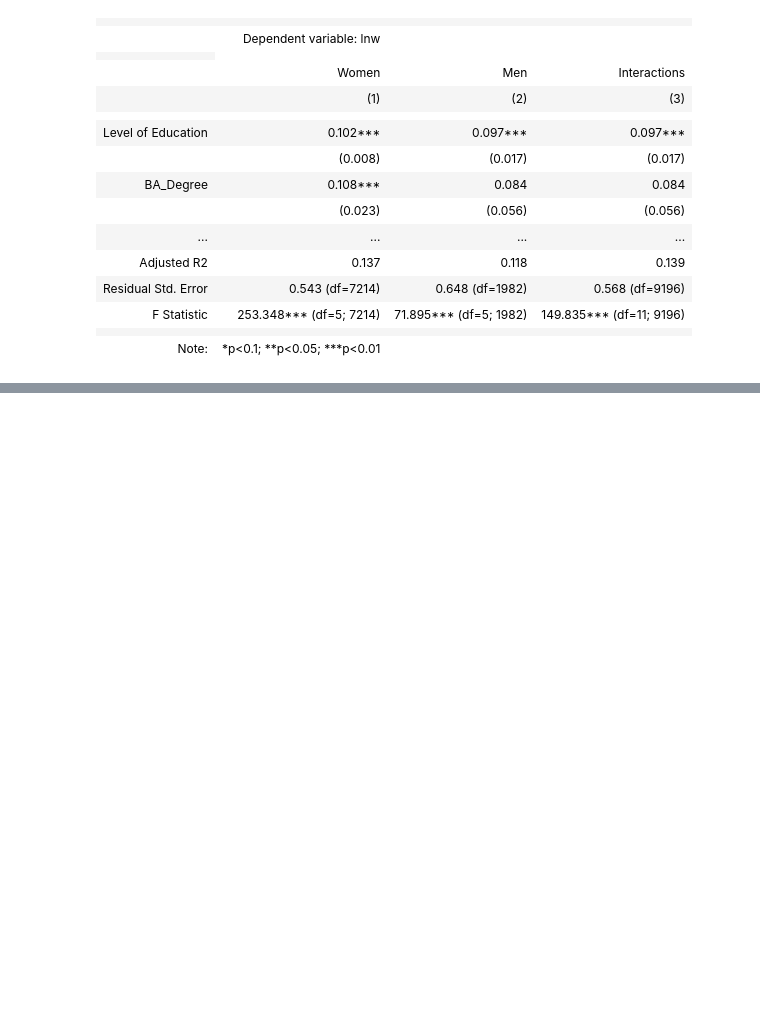
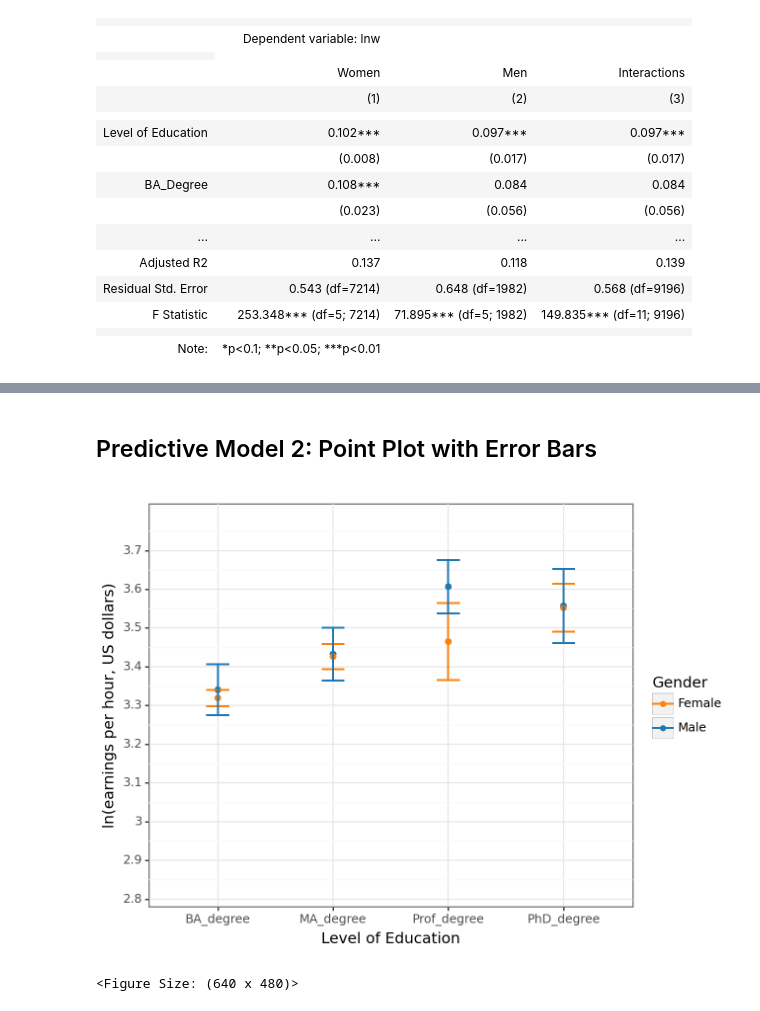
Before and after one commit to Iandrewburg/DA-2-ASSIGNMENT-1, a Jupyter notebook: DA_2_HW_1_Delivery.ipynb, the cells around one changed output, grey strips where cells are left out. Cells and saved outputs as stored; diff of their text form; code cells hidden in the pictures; blank space fills up the shorter version.

```diff
--- a/DA_2_HW_1_Delivery.ipynb
+++ b/DA_2_HW_1_Delivery.ipynb
@@ -406,0 +407,33 @@ See the caveats in the documentation: https://pandas.pydata.org/pandas-docs/stab
+# %% [markdown]
+## Predictive Model 2: Point Plot with Error Bars
+# %%
+
+)
+
+# Assuming color[0] is for males and color[1] is for females
+color = ["#1f77b4", "#ff7f0e"]
+
+# Adding the 'Education' variable to the male and female datasets
+data_m['Education'] = data_m['grade92'].apply(lambda x: EducationLvl({'grade92': x}))
+data_f['Education'] = data_f['grade92'].apply(lambda x: EducationLvl({'grade92': x}))
+
+# Combining the datasets
+data_combined = pd.concat([data_m, data_f])
+
+# Plot
+plot = (
+    ggplot(data_combined, aes(x='Education', y='fit', color='sex')) +
+    geom_point() +  # Use points instead of lines
+    geom_errorbar(aes(ymin='CIlo', ymax='CIup'), width=0.2) +  # Use error bars for confidence intervals
+    labs(x="Level of Education", y="ln(earnings per hour, US dollars)", color="Gender") +
+    scale_color_manual(values={'Male': color[0], 'Female': color[1]}) +
+    scale_x_discrete(limits=["BA_degree", "MA_degree", "Prof_degree", "PhD_degree"]) +  # Set the discrete x-axis with education levels
+    scale_y_continuous(expand=(0.01, 0.01), limits=(2.8, 3.8), breaks=np.arange(2.8, 3.8, 0.1)) +
+    theme_bw() +
+    guides(color=guide_legend(title="Gender"))
+)
+
+plot
+# %% [output]
+[figure, added]
+<Figure Size: (640 x 480)>
```
Also changed, not shown: parts of 23 cells of this notebook.
